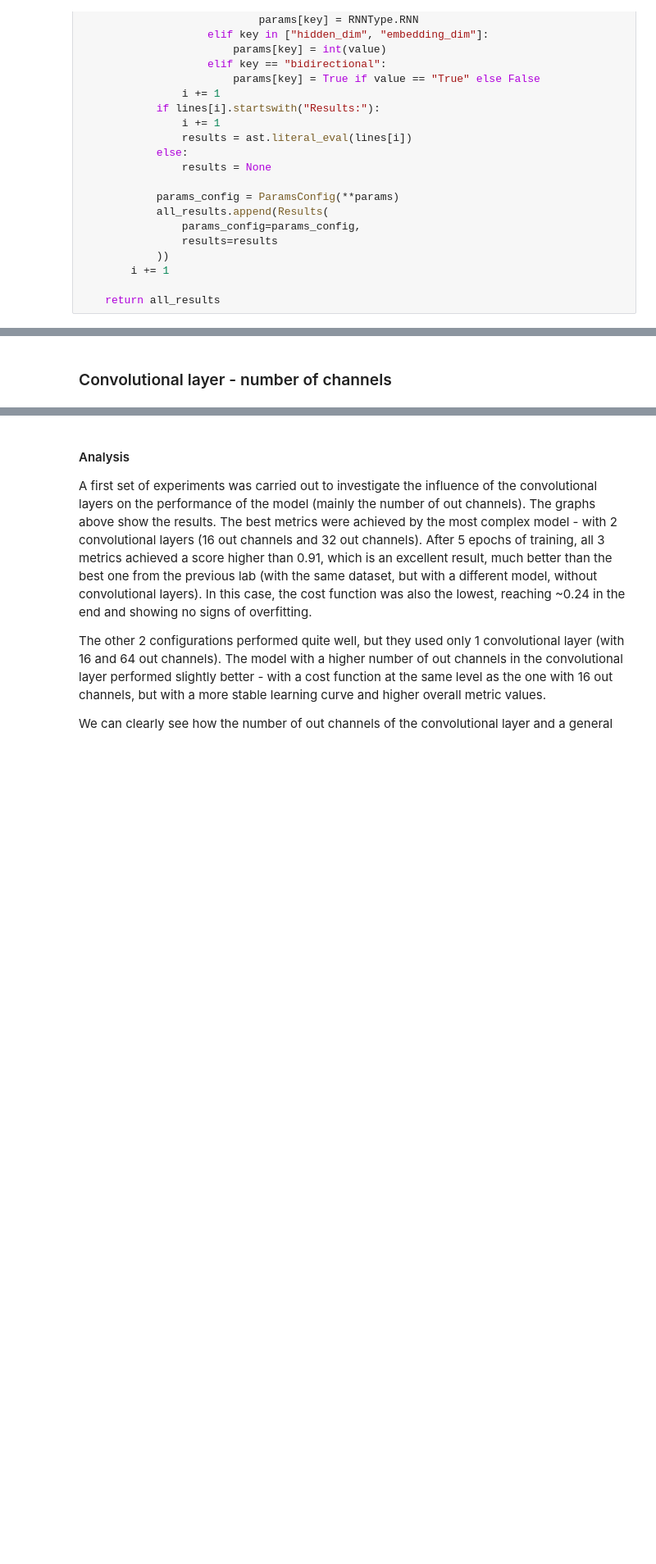
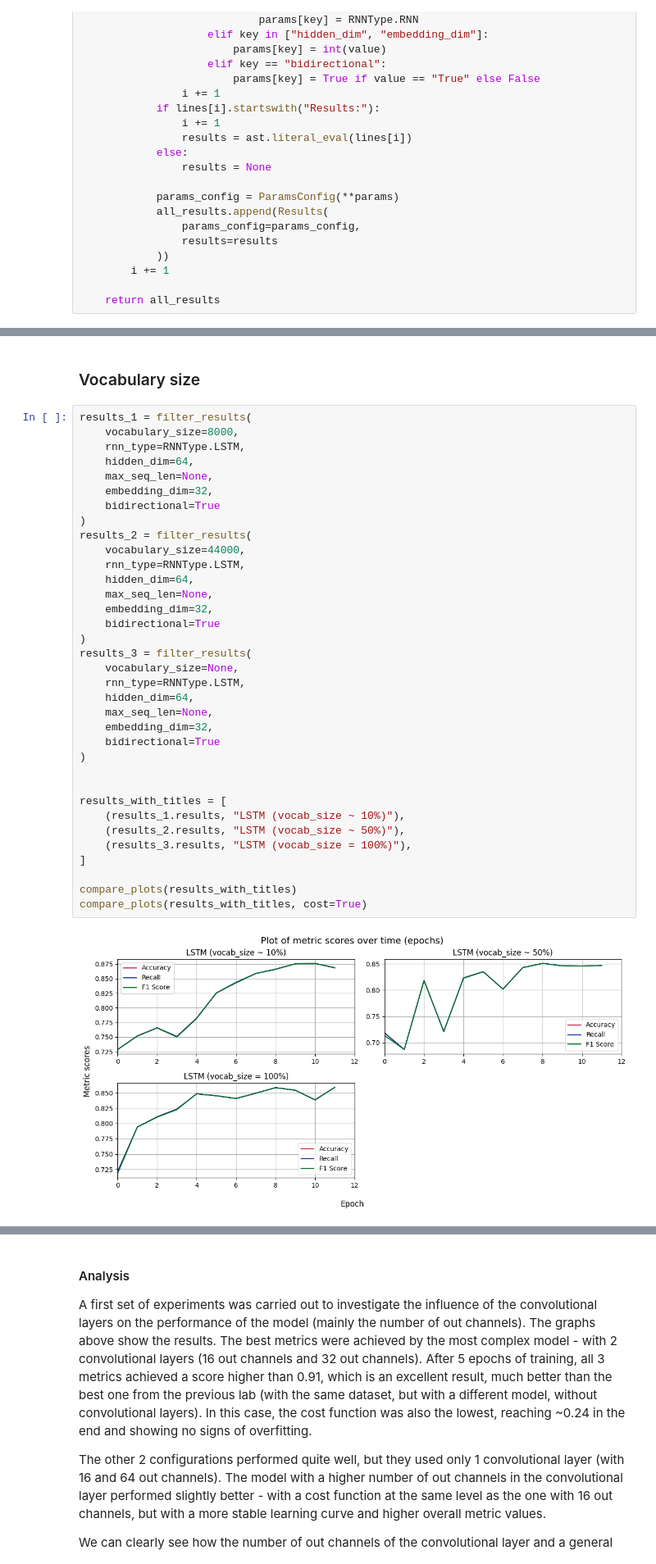
Before and after one commit to Krisenberg/neural-networks, a Jupyter notebook: src/lab_7/recurrent_nn.ipynb, the cells around one changed output, grey strips where cells are left out. Shown at 82% size. Drawn from its saved outputs; the diff is of its cells as text; blank space fills up the shorter version.

```diff
--- a/src/lab_7/recurrent_nn.ipynb
+++ b/src/lab_7/recurrent_nn.ipynb
@@ -671,5 +615,42 @@ def filter_results(**kwargs) -> Results | None:
         if flag == 1:
             return res
     return None
-# %% [markdown]
-### Convolutional layer - number of channels
+# %% [markdown]
+### Vocabulary size
+# %%
+results_1 = filter_results(
+    vocabulary_size=8000,
+    rnn_type=RNNType.LSTM,
+    hidden_dim=64,
+    max_seq_len=None,
+    embedding_dim=32,
+    bidirectional=True
+)
+results_2 = filter_results(
+    vocabulary_size=44000,
+    rnn_type=RNNType.LSTM,
+    hidden_dim=64,
+    max_seq_len=None,
+    embedding_dim=32,
+    bidirectional=True
+)
+results_3 = filter_results(
+    vocabulary_size=None,
+    rnn_type=RNNType.LSTM,
+    hidden_dim=64,
+    max_seq_len=None,
+    embedding_dim=32,
+    bidirectional=True
+)
+
+
+results_with_titles = [
+    (results_1.results, "LSTM (vocab_size ~ 10%)"),
+    (results_2.results, "LSTM (vocab_size ~ 50%)"),
+    (results_3.results, "LSTM (vocab_size = 100%)"),
+]
+
+compare_plots(results_with_titles)
+compare_plots(results_with_titles, cost=True)
+# %% [output]
+[figure, added]
```
Also changed, not shown: parts of 15 cells of this notebook, 1 other file.
